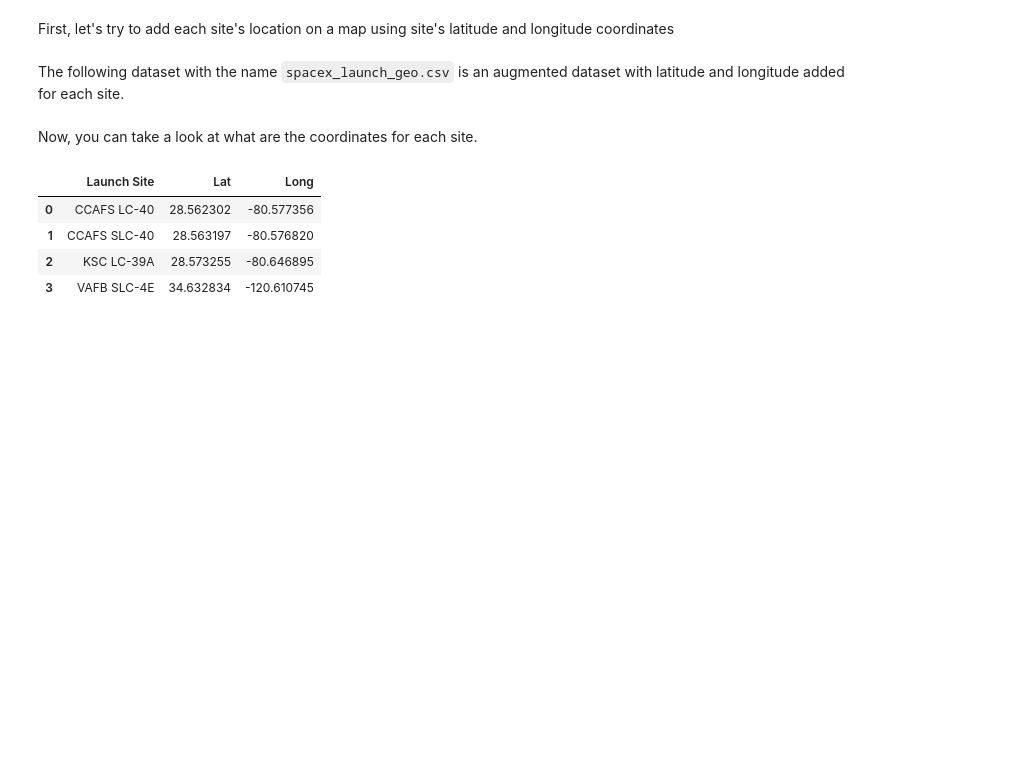
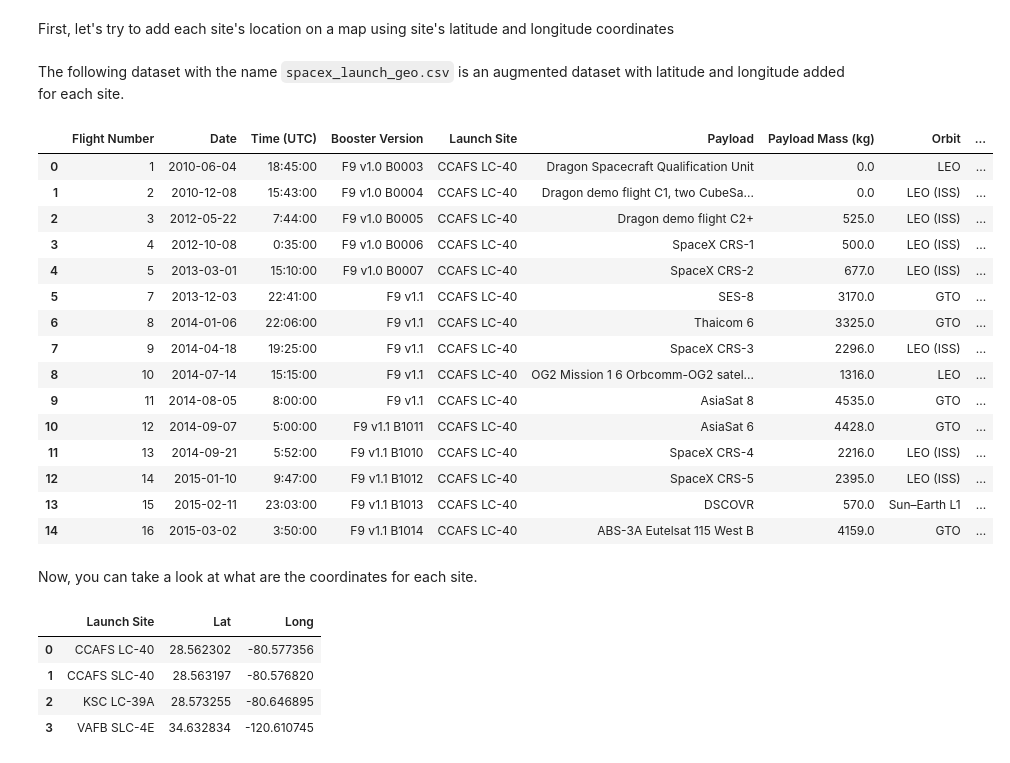
Before and after one commit to GeminiSaeed/SpaceY, a Jupyter notebook: lab_jupyter_launch_site_location.ipynb, the cells around one changed output. Saved outputs shown, nothing was run; the diff lists cells and outputs as text; code cells hidden in the pictures; blank space fills up the shorter version.

```diff
--- a/lab_jupyter_launch_site_location.ipynb
+++ b/lab_jupyter_launch_site_location.ipynb
@@ -50,13 +48,30 @@ First, let's try to add each site's location on a map using site's latitude and
 The following dataset with the name `spacex_launch_geo.csv` is an augmented dataset with latitude and longitude added for each site.
 # %%
 # Download and read the `spacex_launch_geo.csv`
-from js import fetch
-import io
+# from js import fetch
+# import io
 
 URL = 'https://cf-courses-data.s3.us.cloud-object-storage.appdomain.cloud/IBM-DS0321EN-SkillsNetwork/datasets/spacex_launch_geo.csv'
-resp = await fetch(URL)
-spacex_csv_file = io.BytesIO((await resp.arrayBuffer()).to_py())
-spacex_df=pd.read_csv(spacex_csv_file)
+# resp = await fetch(URL)
+spacex_df=pd.read_csv(URL)
+spacex_df.head(15)
+# %% [output]
+|  | Flight Number | Date | Time (UTC) | Booster Version | Launch Site | Payload | Payload Mass (kg) | Orbit | ... |
+| 0 | 1 | 2010-06-04 | 18:45:00 | F9 v1.0 B0003 | CCAFS LC-40 | Dragon Spacecraft Qualification Unit | 0.0 | LEO | ... |
+| 1 | 2 | 2010-12-08 | 15:43:00 | F9 v1.0 B0004 | CCAFS LC-40 | Dragon demo flight C1, two CubeSa... | 0.0 | LEO (ISS) | ... |
+| 2 | 3 | 2012-05-22 | 7:44:00 | F9 v1.0 B0005 | CCAFS LC-40 | Dragon demo flight C2+ | 525.0 | LEO (ISS) | ... |
+| 3 | 4 | 2012-10-08 | 0:35:00 | F9 v1.0 B0006 | CCAFS LC-40 | SpaceX CRS-1 | 500.0 | LEO (ISS) | ... |
+| 4 | 5 | 2013-03-01 | 15:10:00 | F9 v1.0 B0007 | CCAFS LC-40 | SpaceX CRS-2 | 677.0 | LEO (ISS) | ... |
+| 5 | 7 | 2013-12-03 | 22:41:00 | F9 v1.1 | CCAFS LC-40 | SES-8 | 3170.0 | GTO | ... |
+| 6 | 8 | 2014-01-06 | 22:06:00 | F9 v1.1 | CCAFS LC-40 | Thaicom 6 | 3325.0 | GTO | ... |
+| 7 | 9 | 2014-04-18 | 19:25:00 | F9 v1.1 | CCAFS LC-40 | SpaceX CRS-3 | 2296.0 | LEO (ISS) | ... |
+| 8 | 10 | 2014-07-14 | 15:15:00 | F9 v1.1 | CCAFS LC-40 | OG2 Mission 1 6 Orbcomm-OG2 satel... | 1316.0 | LEO | ... |
+| 9 | 11 | 2014-08-05 | 8:00:00 | F9 v1.1 | CCAFS LC-40 | AsiaSat 8 | 4535.0 | GTO | ... |
+| 10 | 12 | 2014-09-07 | 5:00:00 | F9 v1.1 B1011 | CCAFS LC-40 | AsiaSat 6 | 4428.0 | GTO | ... |
+| 11 | 13 | 2014-09-21 | 5:52:00 | F9 v1.1 B1010 | CCAFS LC-40 | SpaceX CRS-4 | 2216.0 | LEO (ISS) | ... |
+| 12 | 14 | 2015-01-10 | 9:47:00 | F9 v1.1 B1012 | CCAFS LC-40 | SpaceX CRS-5 | 2395.0 | LEO (ISS) | ... |
+| 13 | 15 | 2015-02-11 | 23:03:00 | F9 v1.1 B1013 | CCAFS LC-40 | DSCOVR | 570.0 | Sun–Earth L1 | ... |
+| 14 | 16 | 2015-03-02 | 3:50:00 | F9 v1.1 B1014 | CCAFS LC-40 | ABS-3A Eutelsat 115 West B | 4159.0 | GTO | ... |
 # %% [markdown]
 Now, you can take a look at what are the coordinates for each site.
 # %%
```
Also changed, not shown: parts of 17 cells of this notebook.
